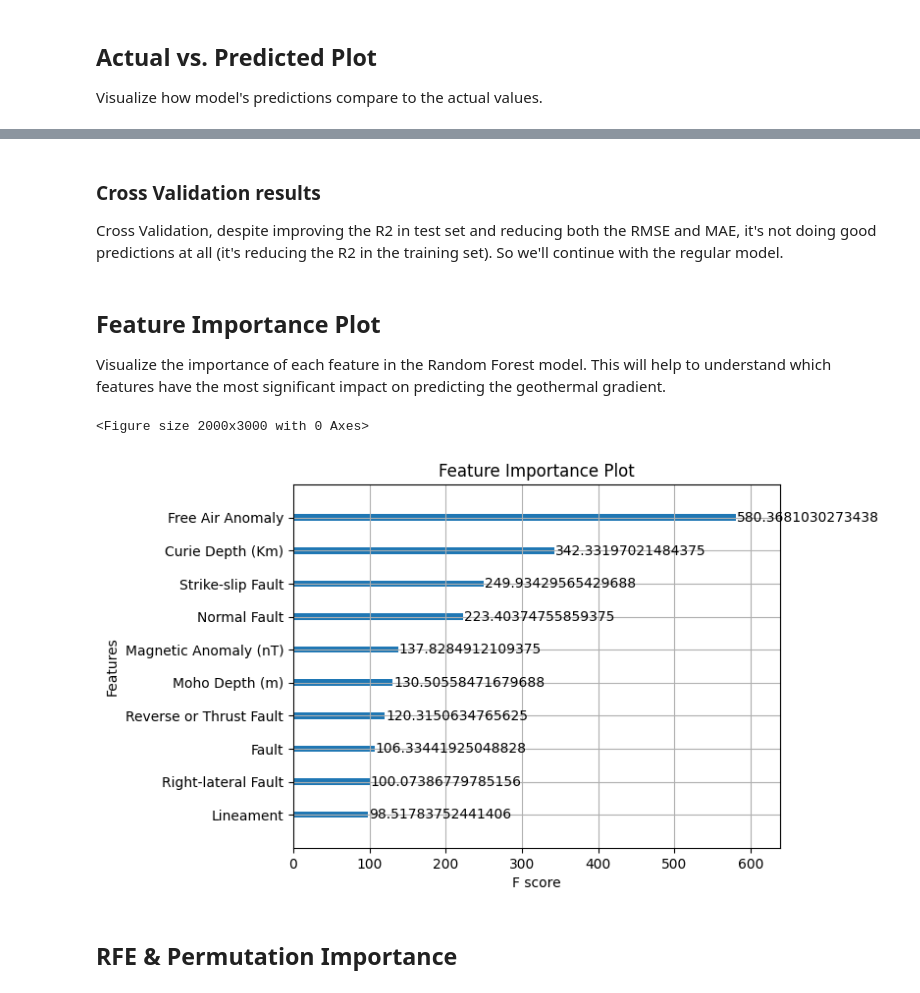
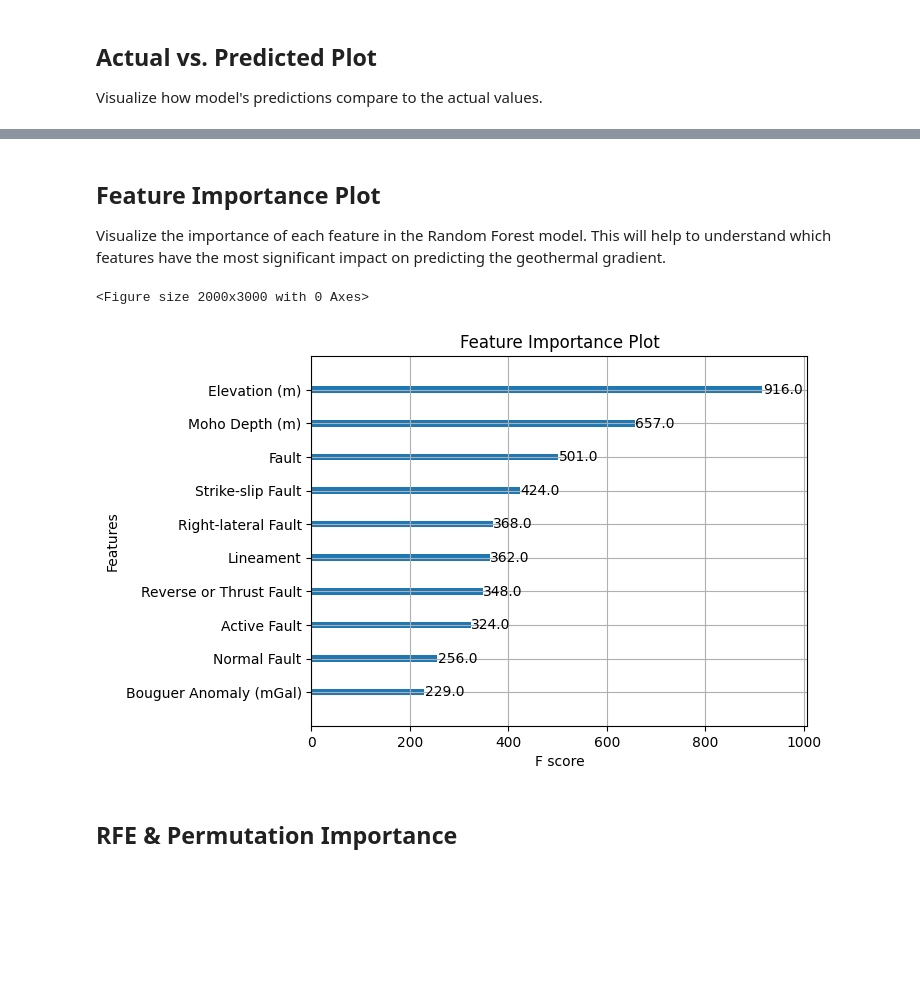
Before and after one commit to jcmefra/Geothermal-Gradient-Machine-Learning, a Jupyter notebook: Model_V2.ipynb, the cells around one changed output, grey strips where cells are left out. Saved outputs shown, nothing was run; the diff lists cells and outputs as text; code cells hidden in the pictures; blank space fills up the shorter version.

```diff
--- a/Model_V2.ipynb
+++ b/Model_V2.ipynb
@@ -849,7 +532,8 @@ X = cleaned_data[['Latitude', 'Longitude', 'Elevation (m)',
        'Strike-slip Fault', 'Reverse or Thrust Fault',
        'Lineament', 'Right-lateral Fault',
        'Normal Fault', 'Active Fault', 'Magnetic Anomaly (nT)',
-       'Vertical Gravity Gradient', 'Free Air Anomaly']]
+       'Vertical Gravity Gradient (E)', 'Free Air Anomaly (mGal)',
+       'Bouguer Anomaly (mGal)']]
 
 y = cleaned_data['Apparent Geothermal Gradient (°C/Km)']
 
@@ -885,7 +569,7 @@ from tqdm import tqdm
 
 # Define the parameter grid for hyperparameter tuning
 param_grid = {
-    'max_depth': [3, 5, 7, 10],
+    'max_depth': [5, 7, 10],
     'learning_rate': [0.1, 0.01],
     'gamma': [0, 0.1, 0.2],
     'min_child_weight': [1, 5, 10],
@@ -898,14 +582,17 @@ best_params = {}
 best_mse = float('inf')
 
 # Use tqdm to display a progress bar
-for params in tqdm(list(ParameterGrid(param_grid))):
-    xgb_model = xgb.XGBRegressor(**params)
-    xgb_model.fit(X_train, y_train)
-    y_pred = xgb_model.predict(X_test)
-    mse = mean_squared_error(y_test, y_pred)
-    if mse < best_mse:
-        best_params = params
-        best_mse = mse
+total_combinations = len(list(ParameterGrid(param_grid)))
+with tqdm(total=total_combinations) as pbar:
+    for params in ParameterGrid(param_grid):
+        xgb_model = xgb.XGBRegressor(**params)
+        xgb_model.fit(X_train, y_train)
+        y_pred = xgb_model.predict(X_test)
+        mse = mean_squared_error(y_test, y_pred)
+        if mse < best_mse:
+            best_params = params
+            best_mse = mse
+        pbar.update(1)
 
 print("Best Hyperparameters:", best_params)
 print("Best Mean Squared Error:", best_mse)
@@ -915,5 +602,5 @@ Best Mean Squared Error: 23.620891929742292
 # %%
-best_params = {'colsample_bytree': 0.5, 'gamma': 0.1, 'learning_rate': 0.1, 'max_depth': 7, 'min_child_weight': 10, 'reg_alpha': 0.5, 'reg_lambda': 1}
+best_params = {'colsample_bytree': 1, 'gamma': 0.1, 'learning_rate': 0.1, 'max_depth': 7, 'min_child_weight': 1, 'reg_alpha': 0, 'reg_lambda': 2}
 # %% [markdown]
 ## Train XGBoost and evaluate model
 # %%
@@ -1026,7 +711,3 @@ plt.show()
-# %% [markdown]
-### Cross Validation results
-
-Cross Validation, despite improving the R2 in test set and reducing both the RMSE and MAE, it's not doing good predictions at all (it's reducing the R2 in the training set). So we'll continue with the regular model.
 # %% [markdown]
 ## Feature Importance Plot
 
@@ -1034,12 +715,12 @@ Visualize the importance of each feature in the Random Forest model. This will h
 # %%
 # Plot feature importance
 plt.figure(figsize=(20, 30))
-xgb.plot_importance(best_xgb_model, importance_type='gain', max_num_features=10)
+xgb.plot_importance(best_xgb_model, importance_type='weight', max_num_features=10)
 plt.title('Feature Importance Plot')
 plt.show()
 # %% [output]
 <Figure size 2000x3000 with 0 Axes>
-[figure, old version]
+[figure, new version]
 # %% [markdown]
 ## RFE & Permutation Importance
 # %%
```
Also changed, not shown: parts of 113 cells of this notebook, 21 other files.
